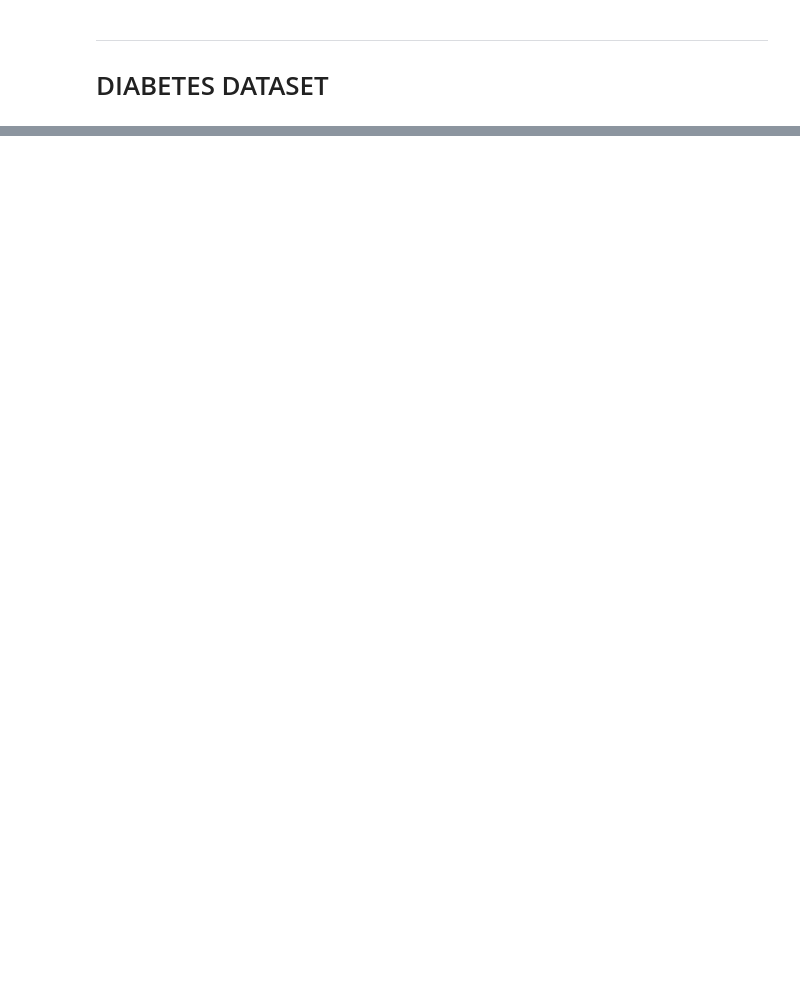
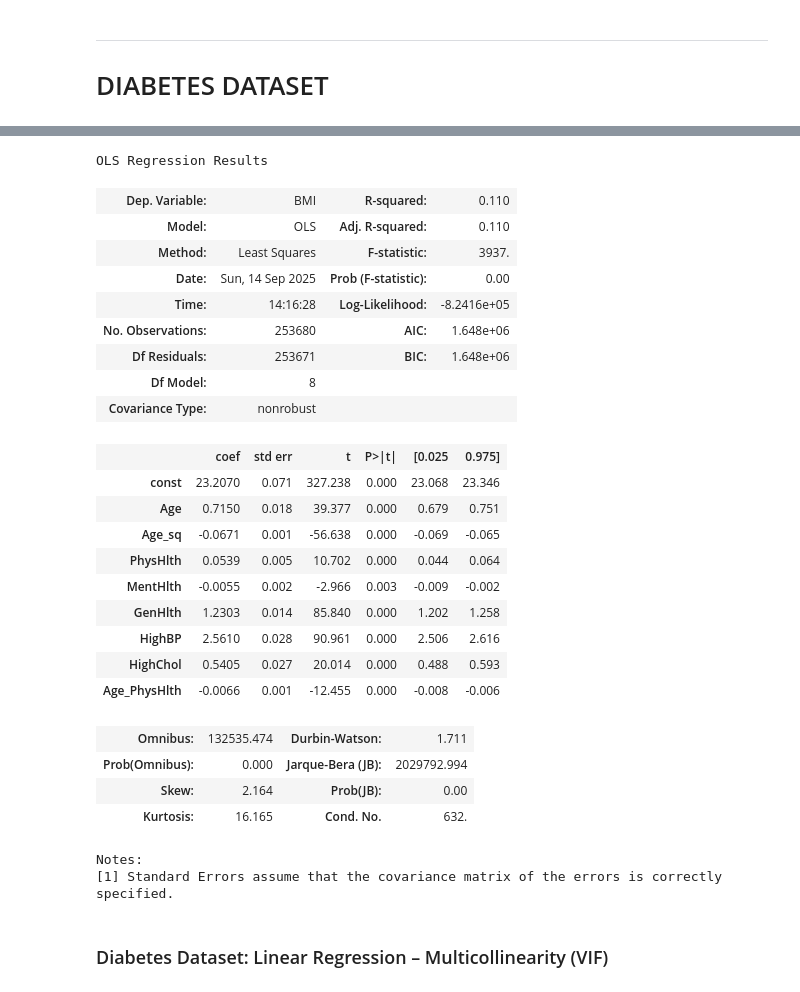
Before and after one commit to jydeleon/JazminRepo-799, a Jupyter notebook: Homeworks/Week1.ipynb, the cells around one changed output, grey strips where cells are left out. Saved outputs shown, nothing was run; the diff lists cells and outputs as text; code cells hidden in the pictures; blank space fills up the shorter version.

```diff
--- a/Homeworks/Week1.ipynb
+++ b/Homeworks/Week1.ipynb
@@ -52,0 +58,12 @@ FileNotFoundError: [Errno 2] No such file or directory: 'diabetes_cleaned.csv'
+# %%
+# Target
+diabetes_target_Y = df_diabetes["BMI"]
+
+# Predictors
+diabetes_predictors = ["Age", "PhysHlth", "MentHlth", "GenHlth", "HighBP", "HighChol"]
+
+# Slice the DataFrame to get the actual data
+X = df_diabetes[diabetes_predictors]
+
+# Add constant
+X = sm.add_constant(X)
@@ -52,0 +116,12 @@ FileNotFoundError: [Errno 2] No such file or directory: 'diabetes_cleaned.csv'
+# %%
+# Create a squared term for Age
+df_diabetes["Age_sq"] = df_diabetes["Age"] ** 2
+
+# Predictors
+diabetes_predictors_sq = ["Age", "Age_sq", "PhysHlth", "MentHlth", "GenHlth", "HighBP", "HighChol"]
+
+# Slice the DataFrame to get the actual data
+X_sq = df_diabetes[diabetes_predictors_sq]
+
+# Add constant
+X_sq = sm.add_constant(X_sq)
@@ -52,0 +174,18 @@ FileNotFoundError: [Errno 2] No such file or directory: 'diabetes_cleaned.csv'
+# %%
+# Create an interaction term between Age and PhysHlth
+df_diabetes["Age_PhysHlth"] = df_diabetes["Age"] * df_diabetes["PhysHlth"]
+
+# Predictors
+diabetes_predictors_int = ["Age", "Age_sq", "PhysHlth", "MentHlth", "GenHlth", "HighBP", "HighChol", "Age_PhysHlth"]
+
+# Slice the DataFrame to get the actual data
+X_diabetes_int = df_diabetes[diabetes_predictors_int]
+
+# Add constant
+X_diabetes_int = sm.add_constant(X_diabetes_int)
+# %%
+# Fit model
+int_results = sm.OLS(diabetes_target_Y, X_diabetes_int).fit()
+
+# View coefficients
+int_results.params
@@ -52,0 +203,31 @@ FileNotFoundError: [Errno 2] No such file or directory: 'diabetes_cleaned.csv'
+# %%
+int_results.summary()
+# %% [output]
+OLS Regression Results
+| Dep. Variable: | BMI | R-squared: | 0.110 |
+| Model: | OLS | Adj. R-squared: | 0.110 |
+| Method: | Least Squares | F-statistic: | 3937. |
+| Date: | Sun, 14 Sep 2025 | Prob (F-statistic): | 0.00 |
+| Time: | 14:16:28 | Log-Likelihood: | -8.2416e+05 |
+| No. Observations: | 253680 | AIC: | 1.648e+06 |
+| Df Residuals: | 253671 | BIC: | 1.648e+06 |
+| Df Model: | 8 |  |  |
+| Covariance Type: | nonrobust |  |  |
+|  | coef | std err | t | P>|t| | [0.025 | 0.975] |
+| const | 23.2070 | 0.071 | 327.238 | 0.000 | 23.068 | 23.346 |
+| Age | 0.7150 | 0.018 | 39.377 | 0.000 | 0.679 | 0.751 |
+| Age_sq | -0.0671 | 0.001 | -56.638 | 0.000 | -0.069 | -0.065 |
+| PhysHlth | 0.0539 | 0.005 | 10.702 | 0.000 | 0.044 | 0.064 |
+| MentHlth | -0.0055 | 0.002 | -2.966 | 0.003 | -0.009 | -0.002 |
+| GenHlth | 1.2303 | 0.014 | 85.840 | 0.000 | 1.202 | 1.258 |
+| HighBP | 2.5610 | 0.028 | 90.961 | 0.000 | 2.506 | 2.616 |
+| HighChol | 0.5405 | 0.027 | 20.014 | 0.000 | 0.488 | 0.593 |
+| Age_PhysHlth | -0.0066 | 0.001 | -12.455 | 0.000 | -0.008 | -0.006 |
+| Omnibus: | 132535.474 | Durbin-Watson: | 1.711 |
+| Prob(Omnibus): | 0.000 | Jarque-Bera (JB): | 2029792.994 |
+| Skew: | 2.164 | Prob(JB): | 0.00 |
+| Kurtosis: | 16.165 | Cond. No. | 632. |
+Notes:
+[1] Standard Errors assume that the covariance matrix of the errors is correctly specified.
+# %% [markdown]
+### Diabetes Dataset: Linear Regression – Multicollinearity (VIF)
```
Also changed, not shown: parts of 55 cells of this notebook, 1 other file.
